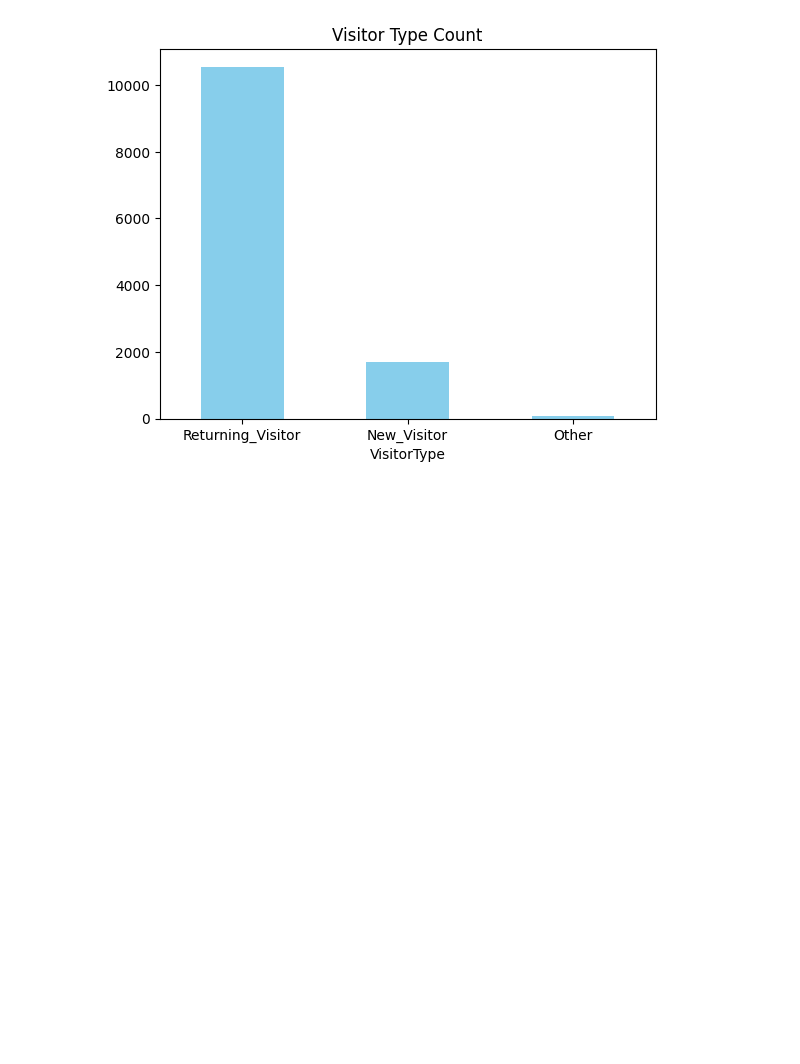
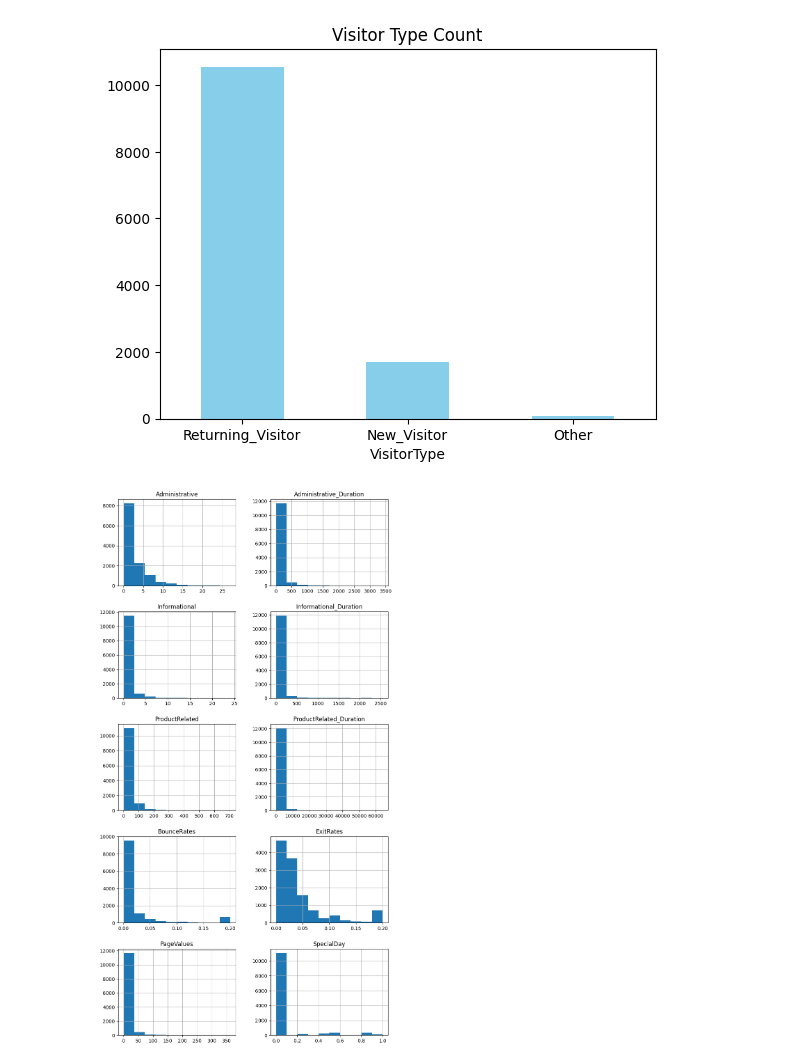
Before and after one commit to b00098368-bot/CMP_466_Project, a Jupyter notebook: purchase_intention_prediction.ipynb, the cells around one changed output. Drawn from its saved outputs; the diff is of its cells as text; code cells hidden in the pictures; blank space fills up the shorter version.

```diff
--- a/purchase_intention_prediction.ipynb
+++ b/purchase_intention_prediction.ipynb
@@ -24,8 +24,8 @@ print("\n")
 
 # Frequency counts for categorical data
 column_names = df.columns.tolist()
-numerical_features = column_names[:9]
-cat_features = column_names[9:-1]
+numerical_features = column_names[:10]
+cat_features = column_names[10:-1]
 
 for i in cat_features:
   print(df[i].value_counts())
@@ -140,6 +140,12 @@ title='Visitor Type Count'
 [figure]
 <Axes: title={'center': 'Visitor Type Count'}, xlabel='VisitorType'>
 [figure]
+# %%
+# Histograms for numerical data
+df.hist(figsize=(10,20), column=numerical_features, layout=(5,2))
+plt.show()
+# %% [output]
+[figure, added]
 # %%
 # Applying Preprocessing techniques
 # checking for missing values
```
Also changed, not shown: parts of 3 cells of this notebook.
